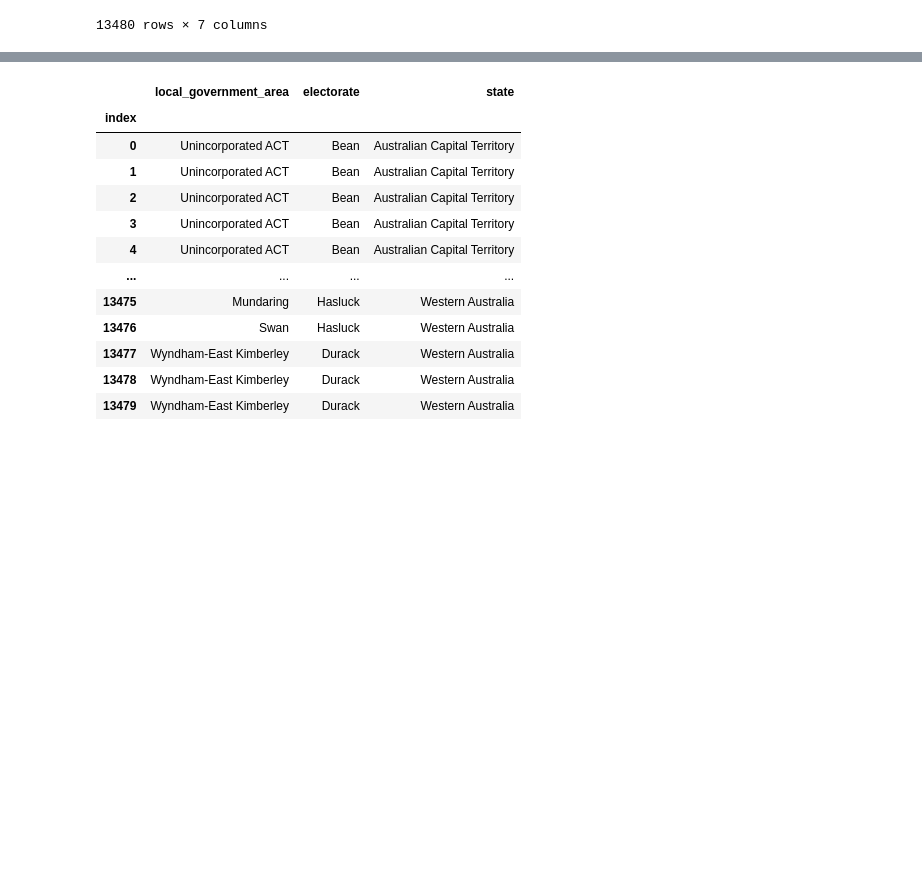
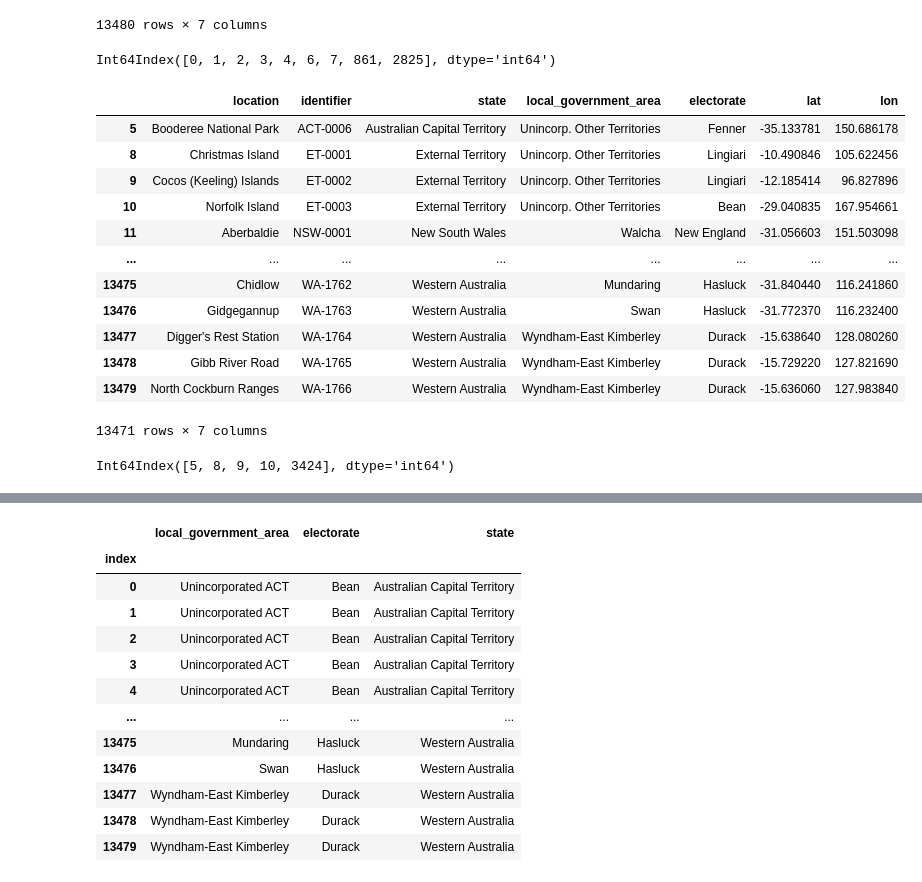
Before and after one commit to LP-116/ETL-Project, a Jupyter notebook: Blackspot_data.ipynb, the cells around one changed output, grey strips where cells are left out. Drawn from its saved outputs; the diff is of its cells as text; code cells hidden in the pictures; blank space fills up the shorter version.

```diff
--- a/Blackspot_data.ipynb
+++ b/Blackspot_data.ipynb
@@ -72,3 +72,30 @@ blackspot_df
 | 13478 | Gibb River Road | WA-1765 | Western Australia | Wyndham-East Kimberley | Durack | -15.729220 | 127.821690 |
 | 13479 | North Cockburn Ranges | WA-1766 | Western Australia | Wyndham-East Kimberley | Durack | -15.636060 | 127.983840 |
 13480 rows × 7 columns
+# %%
+act_index = blackspot_df.loc[blackspot_df["local_government_area"] == "Unincorporated ACT"].index
+act_index
+# %% [output]
+Int64Index([0, 1, 2, 3, 4, 6, 7, 861, 2825], dtype='int64')
+# %%
+blackspot_df = blackspot_df.drop(act_index)
+blackspot_df
+# %% [output]
+|  | location | identifier | state | local_government_area | electorate | lat | lon |
+| 5 | Booderee National Park | ACT-0006 | Australian Capital Territory | Unincorp. Other Territories | Fenner | -35.133781 | 150.686178 |
+| 8 | Christmas Island | ET-0001 | External Territory | Unincorp. Other Territories | Lingiari | -10.490846 | 105.622456 |
+| 9 | Cocos (Keeling) Islands | ET-0002 | External Territory | Unincorp. Other Territories | Lingiari | -12.185414 | 96.827896 |
+| 10 | Norfolk Island | ET-0003 | External Territory | Unincorp. Other Territories | Bean | -29.040835 | 167.954661 |
+| 11 | Aberbaldie | NSW-0001 | New South Wales | Walcha | New England | -31.056603 | 151.503098 |
+| ... | ... | ... | ... | ... | ... | ... | ... |
+| 13475 | Chidlow | WA-1762 | Western Australia | Mundaring | Hasluck | -31.840440 | 116.241860 |
+| 13476 | Gidgegannup | WA-1763 | Western Australia | Swan | Hasluck | -31.772370 | 116.232400 |
+| 13477 | Digger's Rest Station | WA-1764 | Western Australia | Wyndham-East Kimberley | Durack | -15.638640 | 128.080260 |
+| 13478 | Gibb River Road | WA-1765 | Western Australia | Wyndham-East Kimberley | Durack | -15.729220 | 127.821690 |
+| 13479 | North Cockburn Ranges | WA-1766 | Western Australia | Wyndham-East Kimberley | Durack | -15.636060 | 127.983840 |
+13471 rows × 7 columns
+# %%
+other_index = blackspot_df.loc[blackspot_df["local_government_area"] == "Unincorp. Other Territories"].index
+other_index
+# %% [output]
+Int64Index([5, 8, 9, 10, 3424], dtype='int64')
```
Also changed, not shown: parts of 4 cells of this notebook, 1 other file.
